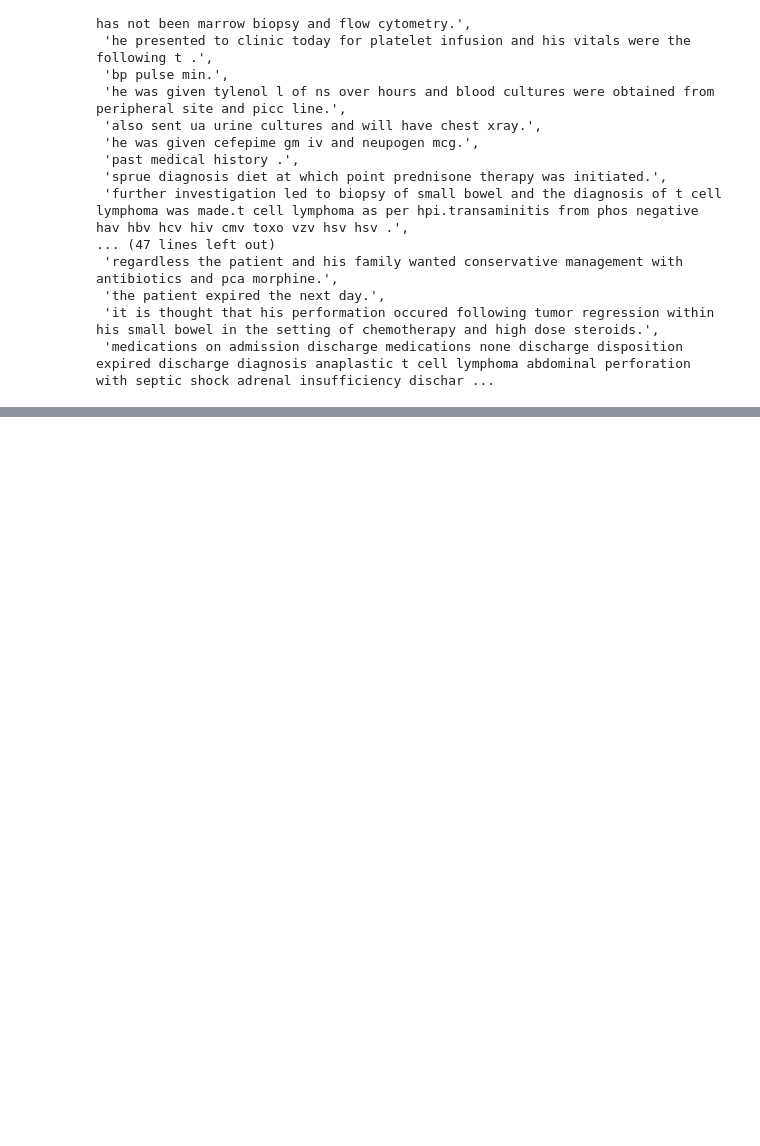
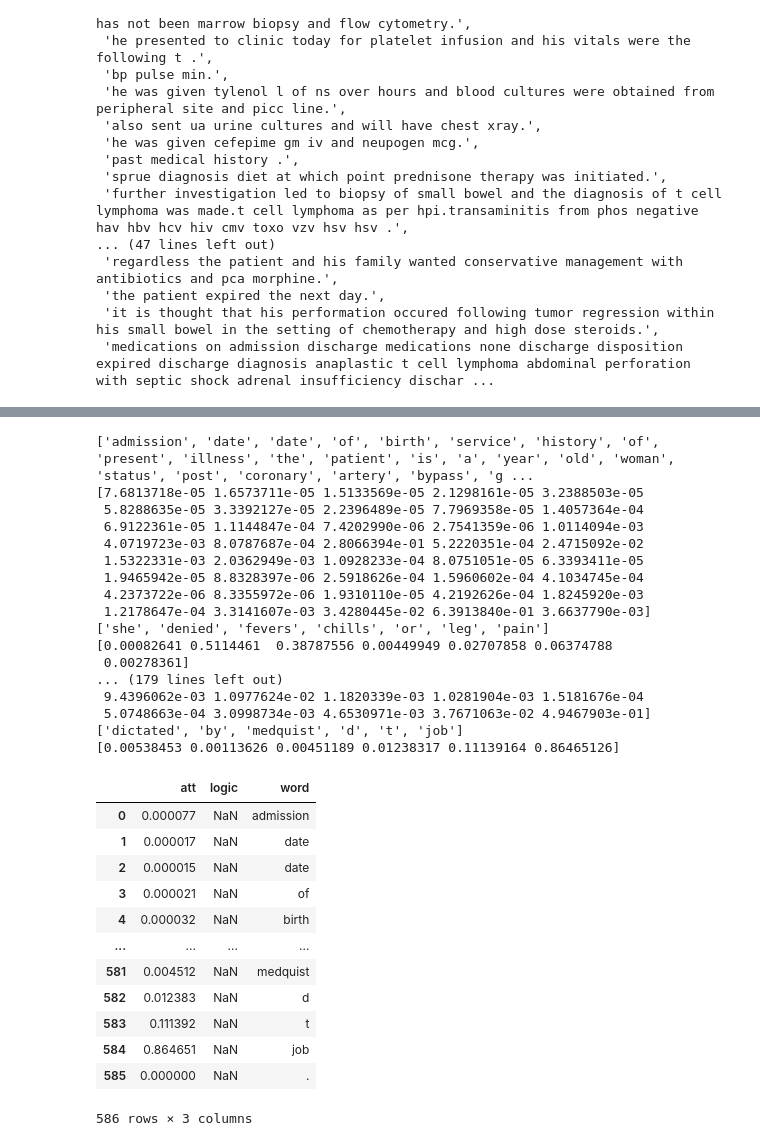
Before and after one commit to jaekyoungkim/my_project, a Jupyter notebook: HAN_applied_to_mimic3.ipynb, the cells around one changed output, grey strips where cells are left out. Cells and saved outputs as stored; diff of their text form; code cells hidden in the pictures; blank space fills up the shorter version.

```diff
--- a/HAN_applied_to_mimic3.ipynb
+++ b/HAN_applied_to_mimic3.ipynb
@@ -1856,0 +1836,18 @@ bp pulse min.
+# %%
+import pandas as pd
+
+df = pd.DataFrame(columns = {'word','att','logic'})
+word_list = []
+att_list = []
+#word_list = pd.DataFrame(columns = {'word'})
+#att_list = pd.DataFrame(columns = {'att'})
+df
+
+tokenized_sentences = doc2hierarchical(final_data['TEXT'][1])
+pred_attention = attention_extractor.predict(np.asarray([tokenized_sentences]))[0][0]
+
+print(tokenized_sentences)
+print(pred_attention)
+
+print(tokenized_sentences.shape)
+print(pred_attention.shape)
@@ -1856,0 +1872,55 @@ bp pulse min.
+# %%
+for sent_idx, sentence in enumerate(tokenized_sentences):
+
+    if sentence[-1] == 0:
+        continue
+
+    for word_idx in range(MAX_SENTENCE_LENGTH):
+        if sentence[word_idx] != 0 :  # word index 가 0이 아닌 부분만 붙이기 / 필요한 word들만 뽑음
+            words = [word_rev_index[word_id] for word_id in sentence[word_idx:]]
+            pred_attention = attention_extractor.predict(np.asarray([tokenized_sentences]))[0][0]
+            pred_att = pred_attention[sent_idx][-len(words):]
+            # pred_att = np.expand_dims(pred_att, axis=0)
+            print(words)
+            print(pred_att)
+            for i  in range(len(words)):
+              word_list.append(words[i])
+              att_list.append(pred_att[i]) # [word_idx]
+            break
+    word_list.append(".")
+    att_list.append(0)
+
+df['word'] = word_list
+df['att'] = att_list
+df
+# %% [output]
+['admission', 'date', 'date', 'of', 'birth', 'service', 'history', 'of', 'present', 'illness', 'the', 'patient', 'is', 'a', 'year', 'old', 'woman', 'status', 'post', 'coronary', 'artery', 'bypass', 'g ...
+[7.6813718e-05 1.6573711e-05 1.5133569e-05 2.1298161e-05 3.2388503e-05
+ 5.8288635e-05 3.3392127e-05 2.2396489e-05 7.7969358e-05 1.4057364e-04
+ 6.9122361e-05 1.1144847e-04 7.4202990e-06 2.7541359e-06 1.0114094e-03
+ 4.0719723e-03 8.0787687e-04 2.8066394e-01 5.2220351e-04 2.4715092e-02
+ 1.5322331e-03 2.0362949e-03 1.0928233e-04 8.0751051e-05 6.3393411e-05
+ 1.9465942e-05 8.8328397e-06 2.5918626e-04 1.5960602e-04 4.1034745e-04
+ 4.2373722e-06 8.3355972e-06 1.9310110e-05 4.2192626e-04 1.8245920e-03
+ 1.2178647e-04 3.3141607e-03 3.4280445e-02 6.3913840e-01 3.6637790e-03]
+['she', 'denied', 'fevers', 'chills', 'or', 'leg', 'pain']
+[0.00082641 0.5114461  0.38787556 0.00449949 0.02707858 0.06374788
+ 0.00278361]
+... (179 lines left out)
+ 9.4396062e-03 1.0977624e-02 1.1820339e-03 1.0281904e-03 1.5181676e-04
+ 5.0748663e-04 3.0998734e-03 4.6530971e-03 3.7671063e-02 4.9467903e-01]
+['dictated', 'by', 'medquist', 'd', 't', 'job']
+[0.00538453 0.00113626 0.00451189 0.01238317 0.11139164 0.86465126]
+|  | att | logic | word |
+| 0 | 0.000077 | NaN | admission |
+| 1 | 0.000017 | NaN | date |
+| 2 | 0.000015 | NaN | date |
+| 3 | 0.000021 | NaN | of |
+| 4 | 0.000032 | NaN | birth |
+| ... | ... | ... | ... |
+| 581 | 0.004512 | NaN | medquist |
+| 582 | 0.012383 | NaN | d |
+| 583 | 0.111392 | NaN | t |
+| 584 | 0.864651 | NaN | job |
+| 585 | 0.000000 | NaN | . |
+586 rows × 3 columns
```
Also changed, not shown: parts of 45 cells of this notebook.
